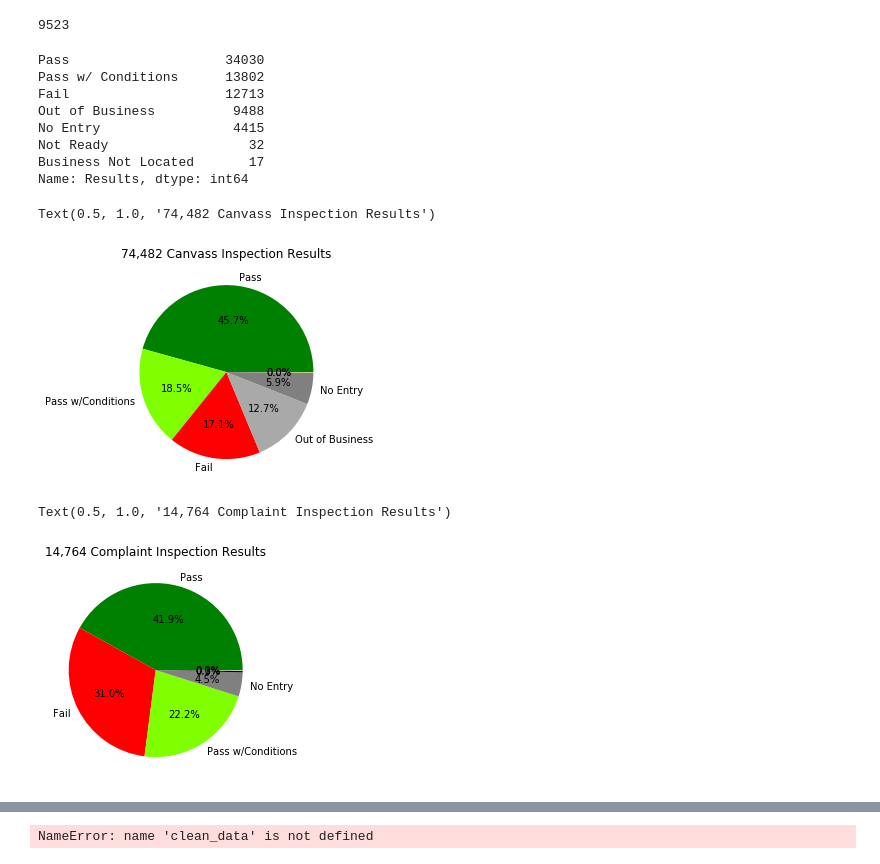
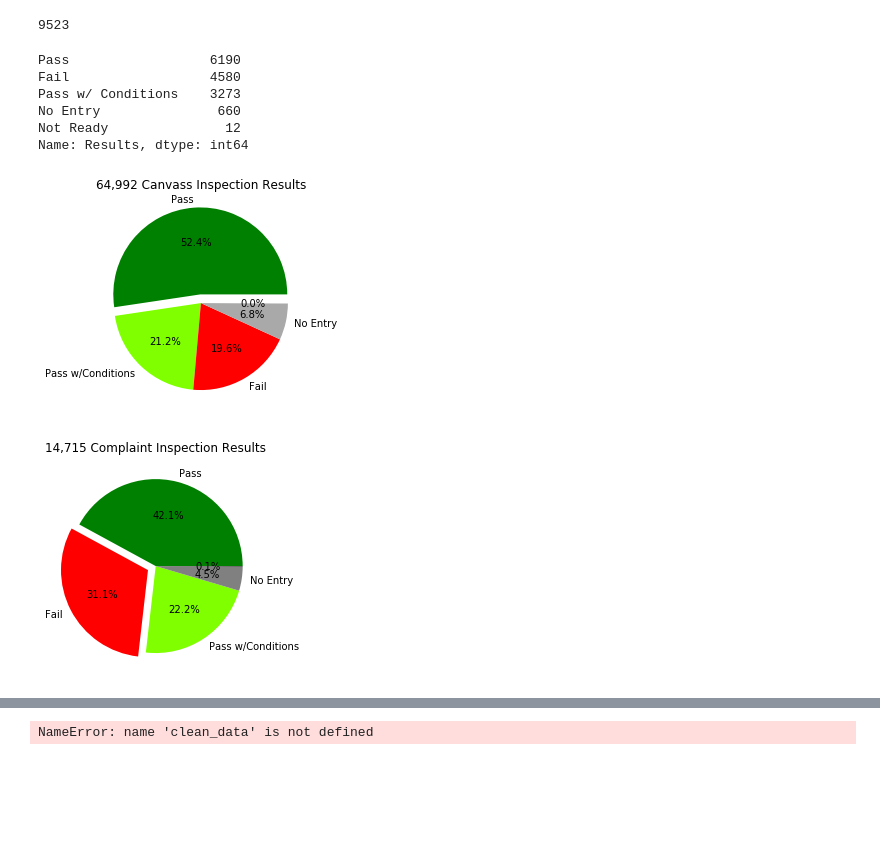
Before and after one commit to kynanl/K.I.K-Project-1, a Jupyter notebook: kynan_restaurant_complaints.ipynb, the cells around one changed output, grey strips where cells are left out. Drawn from its saved outputs; the diff is of its cells as text; code cells hidden in the pictures; blank space fills up the shorter version.

Commit message:
sat class visualiations and demographic file

```diff
--- a/kynan_restaurant_complaints.ipynb
+++ b/kynan_restaurant_complaints.ipynb
@@ -139,40 +140,41 @@ len(restaurants_df['Location'].unique().tolist())
 9523
 # %%
 # eliminate restaurants that are "out of business" or "business not located"
+clean_data = restaurants_df[(restaurants_df["Results"] != "Out of Business") & (restaurants_df["Results"] != "Business Not Located")]
 #Kynan isolate complaint inspections and canvas inspections
-complaint_data = restaurants_df[restaurants_df["Inspection Type"]== "Complaint"]
-canvass_data = restaurants_df[restaurants_df["Inspection Type"]== "Canvass"]
+complaint_data = clean_data[clean_data["Inspection Type"]== "Complaint"]
+canvass_data = clean_data[clean_data["Inspection Type"]== "Canvass"]
 # %%
 #Kynan look at inspection pass fail rates by inspection type
 complaint_consequence = complaint_data["Results"]
 canvass_consequence = canvass_data["Results"]
 complaint_consequence.value_counts()
-com_consequences = ["Pass", "Fail", "Pass w/Conditions", "No Entry", " ", " ", " "]
-canvass_consequences.value_counts()
-can_consequences = ["Pass", "Pass w/Conditions",  "Fail", "Out of Business", "No Entry", " ", " "]
+com_consequences = ["Pass", "Fail", "Pass w/Conditions", "No Entry", " "]
 canvass_consequence.value_counts()
+can_consequences = ["Pass", "Pass w/Conditions",  "Fail","No Entry", " "]
+complaint_consequence.value_counts()
 # %% [output]
-Pass                    34030
-Pass w/ Conditions      13802
-Fail                    12713
-Out of Business          9488
-No Entry                 4415
-Not Ready                  32
-Business Not Located       17
+Pass                  6190
+Fail                  4580
+Pass w/ Conditions    3273
+No Entry               660
+Not Ready               12
 Name: Results, dtype: int64
 # %%
 #Kynan visualize Inspection results for Canvass Inspections
-colors_can = ["green", "Chartreuse", "red", "darkgrey", "grey", "yellow", "white"]
-plt.pie(canvass_consequence.value_counts(), labels = can_consequences, autopct="%1.1f%%", colors = colors_can,)
-plt.title("74,482 Canvass Inspection Results")
+colors_can = ["green", "Chartreuse", "red", "darkgrey", "white"]
+explode = (0.1,0,0,0,0)
+plt.pie(canvass_consequence.value_counts(), labels = can_consequences, autopct="%1.1f%%", colors = colors_can, explode = explode)
+plt.title("64,992 Canvass Inspection Results")
+plt.savefig("Canvass Inspection Results")
 # %% [output]
-Text(0.5, 1.0, '74,482 Canvass Inspection Results')
-[figure, old version]
+[figure, new version]
 # %%
 #Kynan visualize inspection results for
-colors_com = ["green", "red","Chartreuse", "grey", "black", "white", "yellow"]
-plt.pie(complaint_consequence.value_counts(), labels = com_consequences, autopct="%1.1f%%", colors = colors_com)
-plt.title("14,764 Complaint Inspection Results")
+colors_com = ["green", "red","Chartreuse", "grey", "black"]
+explode = (0,0.1,0,0,0)
+plt.pie(complaint_consequence.value_counts(), labels = com_consequences, autopct="%1.1f%%", colors = colors_com, explode = explode)
+plt.title("14,715 Complaint Inspection Results")
+plt.savefig("Complaint Inspection Results")
 # %% [output]
-Text(0.5, 1.0, '14,764 Complaint Inspection Results')
-[figure, old version]
+[figure, new version]
```
Also changed, not shown: parts of 24 cells of this notebook, 1 other file.
